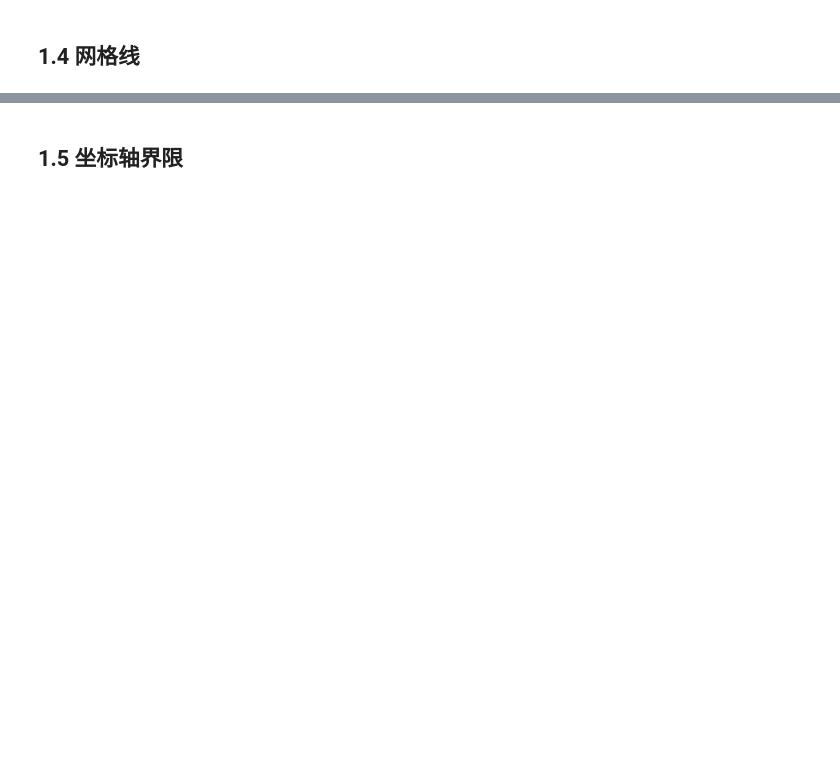
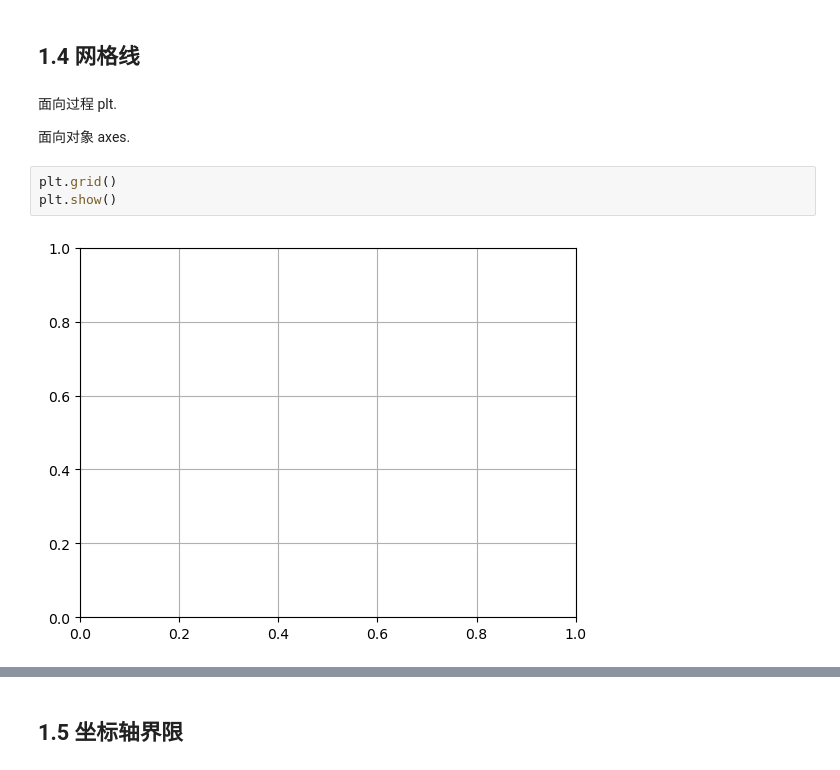
Before and after one commit to Leecoin49/StudyNote, a Jupyter notebook: LLM/AILLM_Luffy/1.Python/第21章Matplotlib/1.Matplotlib绘图.ipynb, the cells around one changed output, grey strips where cells are left out. Cells and saved outputs as stored; diff of their text form; blank space fills up the shorter version.

```diff
--- a/LLM/AILLM_Luffy/1.Python/第21章Matplotlib/1.Matplotlib绘图.ipynb
+++ b/LLM/AILLM_Luffy/1.Python/第21章Matplotlib/1.Matplotlib绘图.ipynb
@@ -48,2 +87,13 @@ pt的所有操作都是操作最近的上一个画布
 # %% [markdown]
 ## 1.4 网格线
+# %% [markdown]
+面向过程
+plt.
+
+面向对象
+axes.
+# %%
+plt.grid()
+plt.show()
+# %% [output]
+[figure, added]
```
Also changed, not shown: parts of 71 cells of this notebook, 1 other file.
